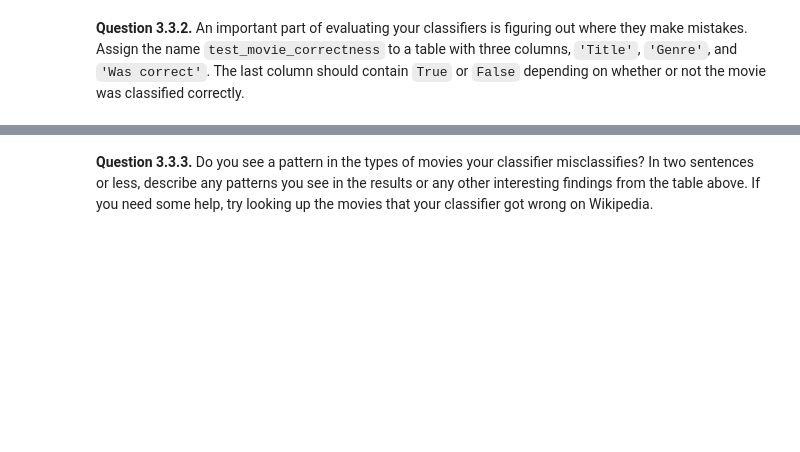
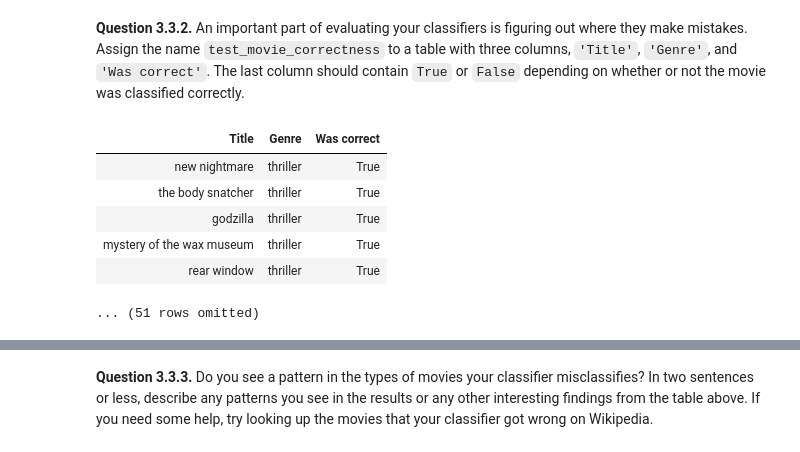
Before and after one commit to ddl29/ds-final-project, a Jupyter notebook: project3/student/project3.ipynb, the cells around one changed output, grey strips where cells are left out. Saved outputs shown, nothing was run; the diff lists cells and outputs as text; code cells hidden in the pictures; blank space fills up the shorter version.

```diff
--- a/project3/student/project3.ipynb
+++ b/project3/student/project3.ipynb
@@ -757,7 +864,8 @@ name: q3_2_1
 def classify(test_row, train_rows, train_labels, k):
     """Return the most common class among k nearest neigbors to test_row."""
     distances = fast_distances(test_row, train_rows)
-    genre_and_distances = ...
-    ...
+    genre_and_distances = Table().with_columns('Genre', train_labels, 'Distance', distances).sort('Distance')
+
+    return most_common("Genre", genre_and_distances.take(np.arange(k)))
 # %%
 grader.check("q3_2_1")
@@ -789,7 +902,7 @@ name: q3_2_3
 -->
 # %%
 def classify_feature_row(row):
-    ...
+    return classify(row, train_my_features, train_movies.column("Genre"), 13)
 
 # When you're done, this should produce 'Thriller' or 'Comedy'.
 classify_feature_row(test_my_features.row(0))
@@ -812,0 +926,4 @@ proportion_correct
+# %%
+test_guesses = test_my_features.apply(classify_feature_row)
+proportion_correct = np.count_nonzero(test_guesses == test_movies.column('Genre')) / test_movies.num_rows
+proportion_correct
@@ -822,7 +943,15 @@ name: q3_3_2
 # %%
 # Feel free to use multiple lines of code
 # but make sure to assign test_movie_correctness to the proper table!
-test_movie_correctness = ...
+test_movie_correctness = test_movies.with_column('Was correct', test_guesses == test_movies.column('Genre')).select('Title', 'Genre', 'Was correct')
 test_movie_correctness.sort('Was correct', descending = True).show(5)
+# %% [output]
+| Title | Genre | Was correct |
+| new nightmare | thriller | True |
+| the body snatcher | thriller | True |
+| godzilla | thriller | True |
+| mystery of the wax museum | thriller | True |
+| rear window | thriller | True |
+... (51 rows omitted)
 # %%
 grader.check("q3_3_2")
```
Also changed, not shown: parts of 51 cells of this notebook, 1 other file.
